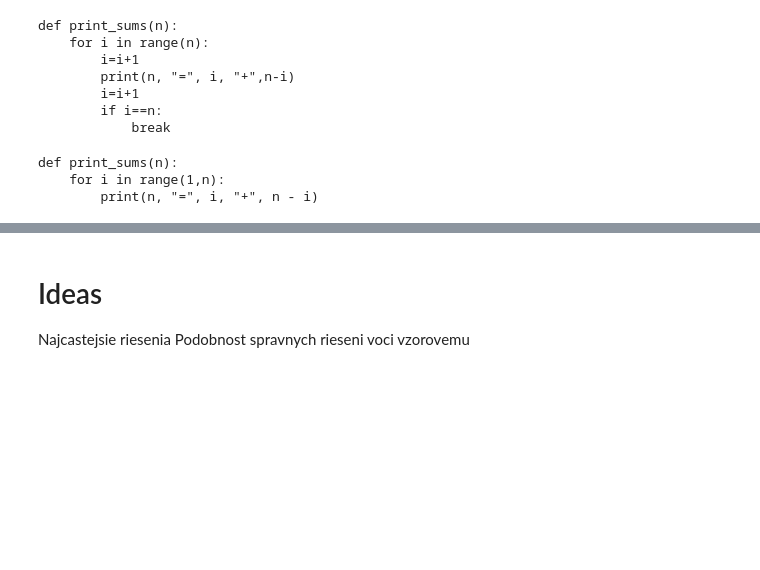
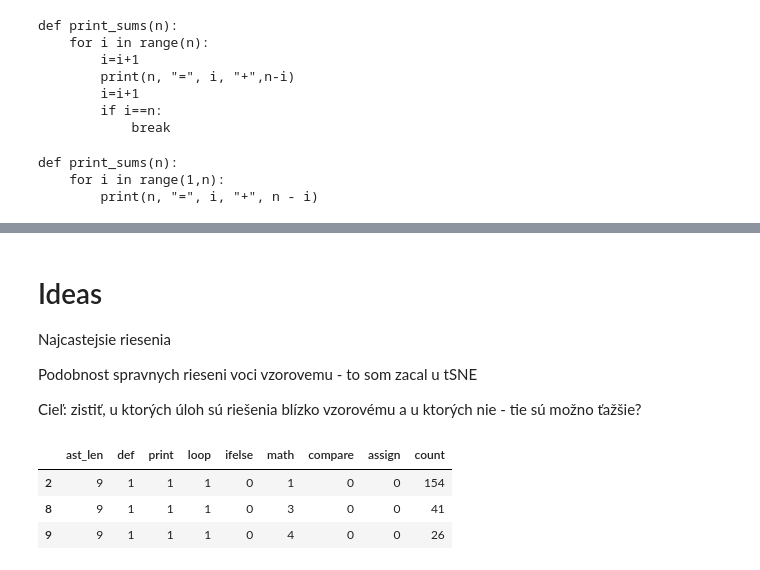
Before and after one commit to rastislavpapco/adaptive-learning-lab, a Jupyter notebook: adaptlearning.ipynb, the cells around one changed output, grey strips where cells are left out. Cells and saved outputs as stored; diff of their text form; code cells hidden in the pictures; blank space fills up the shorter version.

Commit message:
Dokoncenie PCA pre spravne riesenia, analyza troch najcastejsich rieseni (zatial iba vypis dataframu), refactoring.

```diff
--- a/adaptlearning.ipynb
+++ b/adaptlearning.ipynb
@@ -555,4 +500,15 @@ def print_sums(n):
 # Ideas
 
 Najcastejsie riesenia
-Podobnost spravnych rieseni voci vzorovemu
+
+Podobnost spravnych rieseni voci vzorovemu - to som zacal u tSNE
+
+Cieľ: zistiť, u ktorých úloh sú riešenia blízko vzorovému a u ktorých nie - tie sú možno ťažšie?
+# %%
+task_df_parsed.groupby(task_df_parsed.columns.tolist(),as_index=False).size().reset_index().\
+rename(columns={0:'count'}).sort_values(by=['count'], ascending=False).head(3)
+# %% [output]
+|  | ast_len | def | print | loop | ifelse | math | compare | assign | count |
+| 2 | 9 | 1 | 1 | 1 | 0 | 1 | 0 | 0 | 154 |
+| 8 | 9 | 1 | 1 | 1 | 0 | 3 | 0 | 0 | 41 |
+| 9 | 9 | 1 | 1 | 1 | 0 | 4 | 0 | 0 | 26 |
```
Also changed, not shown: parts of 22 cells of this notebook.
